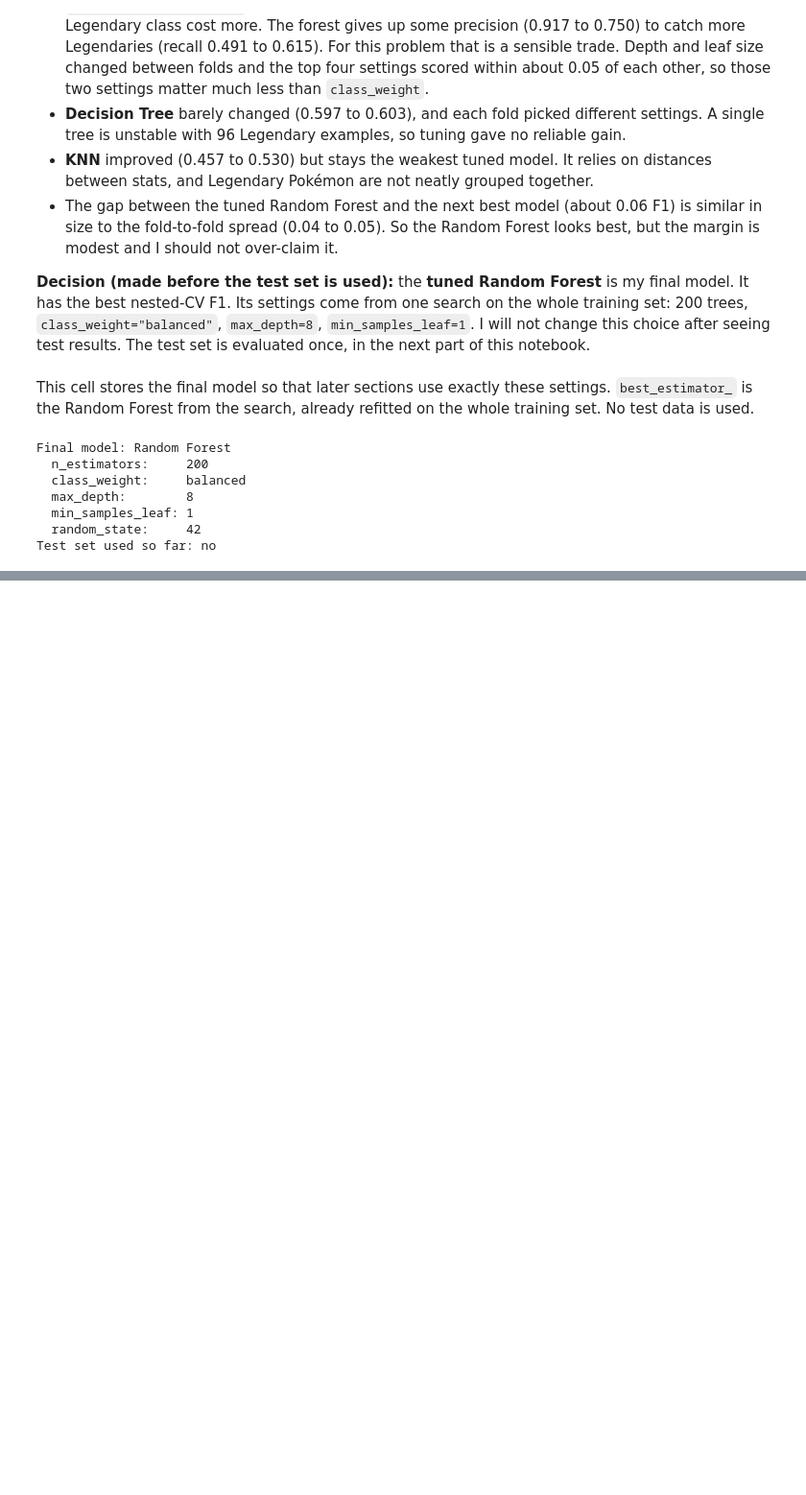
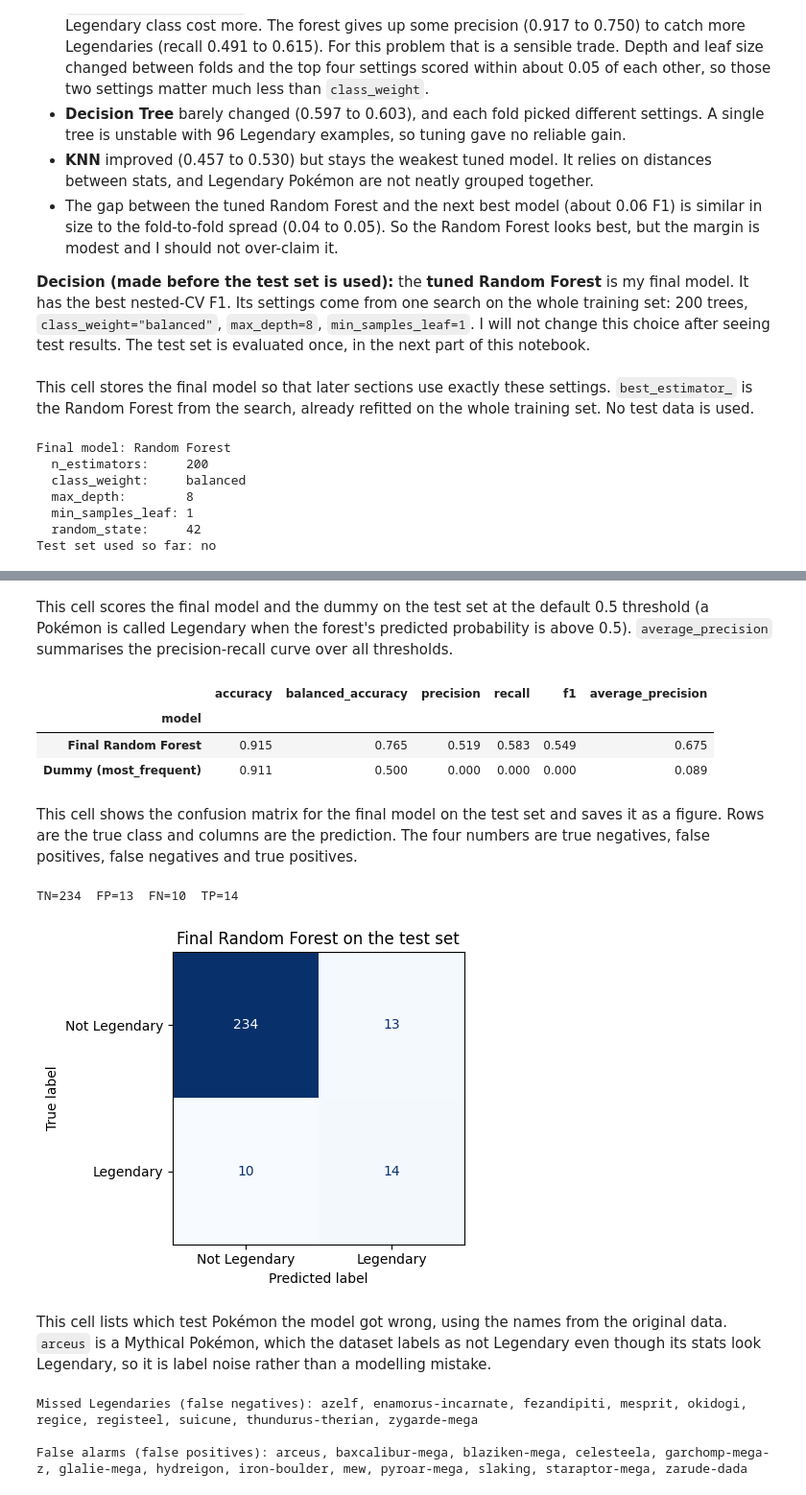
Before and after one commit to Cianfl234/ct4101-pokemon-legendary-classification, a Jupyter notebook: notebooks/03_final_evaluation.ipynb, the cells around one changed output, grey strips where cells are left out. Shown at 96% size. Cells and saved outputs as stored; diff of their text form; code cells hidden in the pictures; blank space fills up the shorter version.

Commit message:
Add test-set evaluation, PR curve, feature importance and grouped CV

```diff
--- a/notebooks/03_final_evaluation.ipynb
+++ b/notebooks/03_final_evaluation.ipynb
@@ -321,0 +325,63 @@ Test set used so far: no
+# %% [markdown]
+This cell scores the final model and the dummy on the test set at the default 0.5 threshold (a Pokémon is called Legendary when the forest's predicted probability is above 0.5). `average_precision` summarises the precision-recall curve over all thresholds.
+# %%
+from sklearn.metrics import (accuracy_score, balanced_accuracy_score, precision_score,
+                             recall_score, f1_score, average_precision_score,
+                             confusion_matrix, ConfusionMatrixDisplay,
+                             precision_recall_curve)
+
+dummy_final = make_pipeline(DummyClassifier(strategy="most_frequent")).fit(X_train, y_train)
+
+def test_row(name, est):
+    pred = est.predict(X_test)
+    return {
+        "model": name,
+        "accuracy": accuracy_score(y_test, pred),
+        "balanced_accuracy": balanced_accuracy_score(y_test, pred),
+        "precision": precision_score(y_test, pred, zero_division=0),
+        "recall": recall_score(y_test, pred),
+        "f1": f1_score(y_test, pred),
+        "average_precision": average_precision_score(y_test, est.predict_proba(X_test)[:, 1]),
+    }
+
+test_results = pd.DataFrame([
+    test_row("Final Random Forest", final_model),
+    test_row("Dummy (most_frequent)", dummy_final),
+]).set_index("model").round(3)
+test_results
+# %% [output]
+|  | accuracy | balanced_accuracy | precision | recall | f1 | average_precision |
+| model |  |  |  |  |  |  |
+| Final Random Forest | 0.915 | 0.765 | 0.519 | 0.583 | 0.549 | 0.675 |
+| Dummy (most_frequent) | 0.911 | 0.500 | 0.000 | 0.000 | 0.000 | 0.089 |
+# %% [markdown]
+This cell shows the confusion matrix for the final model on the test set and saves it as a figure. Rows are the true class and columns are the prediction. The four numbers are true negatives, false positives, false negatives and true positives.
+# %%
+test_pred = final_model.predict(X_test)
+tn, fp, fn, tp = confusion_matrix(y_test, test_pred).ravel()
+print(f"TN={tn}  FP={fp}  FN={fn}  TP={tp}")
+
+fig, ax = plt.subplots(figsize=(4.5, 4))
+ConfusionMatrixDisplay.from_predictions(
+    y_test, test_pred, display_labels=["Not Legendary", "Legendary"],
+    cmap="Blues", colorbar=False, ax=ax)
+ax.set_title("Final Random Forest on the test set")
+plt.tight_layout()
+plt.savefig(FIG_DIR / "m4_test_confusion_matrix.png", dpi=150)
+plt.show()
+# %% [output]
+TN=234  FP=13  FN=10  TP=14
+[figure, added]
+# %% [markdown]
+This cell lists which test Pokémon the model got wrong, using the names from the original data. `arceus` is a Mythical Pokémon, which the dataset labels as not Legendary even though its stats look Legendary, so it is label noise rather than a modelling mistake.
+# %%
+test_names = df.loc[X_test.index, "name"]
+missed = sorted(test_names[(y_test == 1) & (test_pred == 0)])
+false_alarms = sorted(test_names[(y_test == 0) & (test_pred == 1)])
+print("Missed Legendaries (false negatives):", ", ".join(missed))
+print()
+print("False alarms (false positives):", ", ".join(false_alarms))
+# %% [output]
+Missed Legendaries (false negatives): azelf, enamorus-incarnate, fezandipiti, mesprit, okidogi, regice, registeel, suicune, thundurus-therian, zygarde-mega
+
+False alarms (false positives): arceus, baxcalibur-mega, blaziken-mega, celesteela, garchomp-mega-z, glalie-mega, hydreigon, iron-boulder, mew, pyroar-mega, slaking, staraptor-mega, zarude-dada
```
Also changed, not shown: parts of 13 cells of this notebook.
